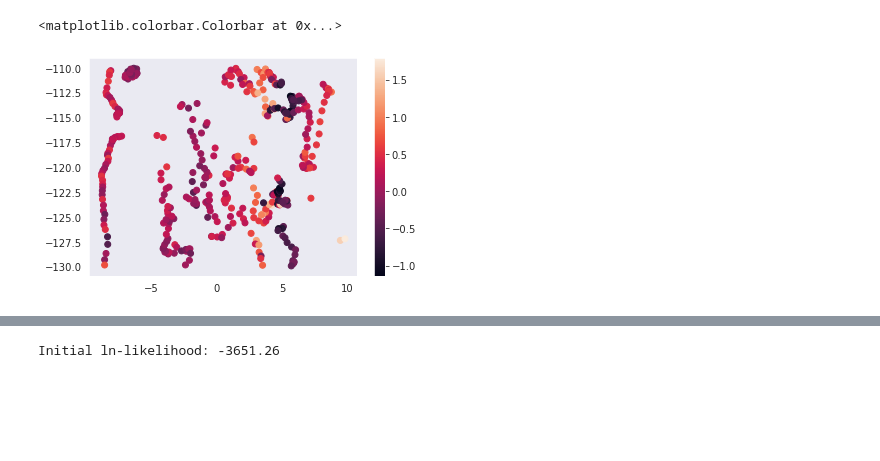
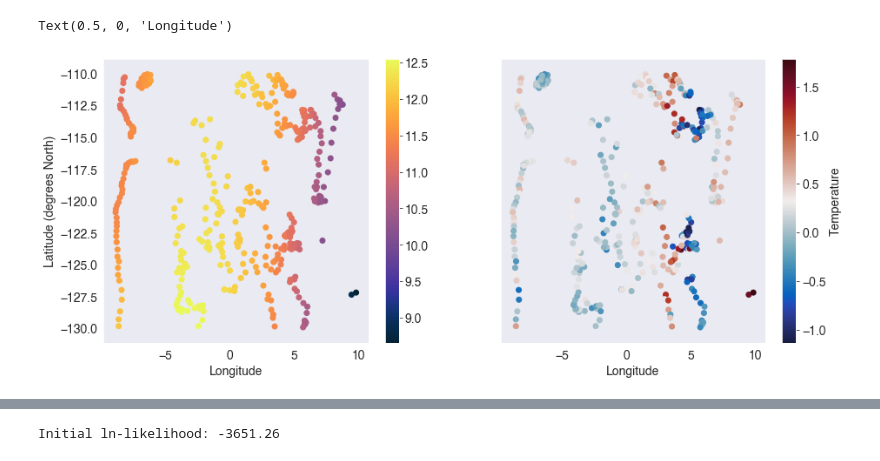
Before and after one commit to oceanhackweek/ohw20-proj-argo-mapping, a Jupyter notebook: Combined_notebook_jones.ipynb, the cells around one changed output, grey strips where cells are left out. Drawn from its saved outputs; the diff is of its cells as text; code cells hidden in the pictures; blank space fills up the shorter version.

```diff
--- a/Combined_notebook_jones.ipynb
+++ b/Combined_notebook_jones.ipynb
@@ -153,7 +125,0 @@ plt.scatter(selected_vars.LATITUDE, selected_vars.LONGITUDE,c=check_data)
-# %%
-Anomaly = selected_vars.TEMP.squeeze() - check_data
-cs = plt.scatter(selected_vars.LATITUDE, selected_vars.LONGITUDE,c=Anomaly)
-plt.colorbar(cs)
-# %% [output]
-<matplotlib.colorbar.Colorbar at 0x...>
-[figure, removed]
@@ -159,0 +132,19 @@ plt.colorbar(cs)
+# %%
+# Plot
+
+import cmocean.cm as cmo
+
+fig, ax = plt.subplots(1,2, figsize=[15,6],sharey=True)
+cs1 = ax[0].scatter(selected_vars.LATITUDE, selected_vars.LONGITUDE,c=mean_state, cmap=cmo.thermal)
+cs2 = ax[1].scatter(selected_vars.LATITUDE, selected_vars.LONGITUDE,c=Anomaly, cmap=cmo.balance)
+plt.colorbar(cs1,ax=ax[0])
+cbar=plt.colorbar(cs2,ax=ax[1])
+cbar.set_label('Temperature')
+
+ax[0].set_ylabel('Latitude (degrees North)')
+
+ax[0].set_xlabel('Longitude')
+ax[1].set_xlabel('Longitude')
+# %% [output]
+Text(0.5, 0, 'Longitude')
+[figure, added]
```
Also changed, not shown: parts of 34 cells of this notebook.
